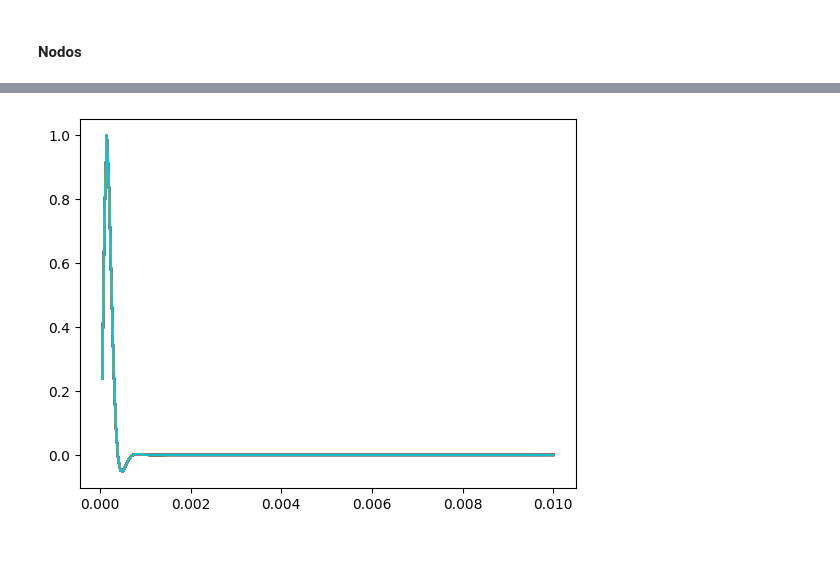
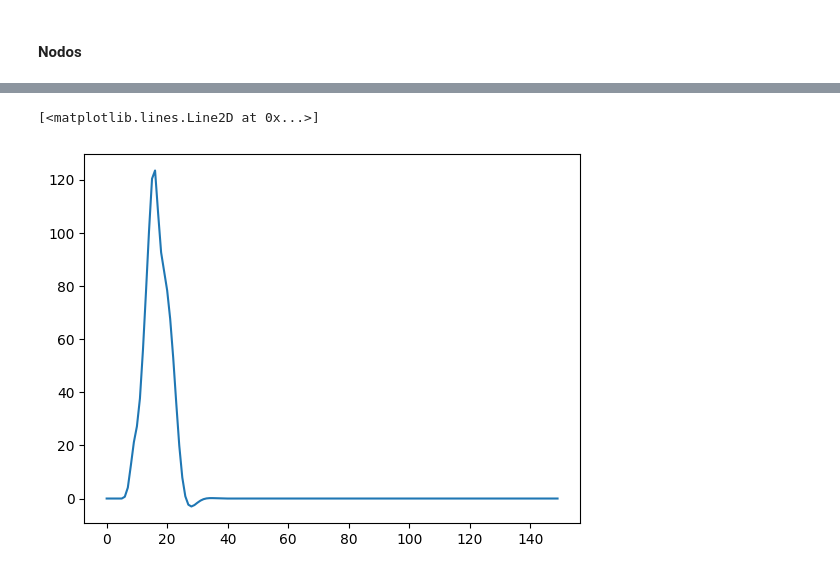
Before and after one commit to rmserra/proyecto-de-graduacion, a Jupyter notebook: modelo_poo.ipynb, the cells around one changed output, grey strips where cells are left out. Drawn from its saved outputs; the diff is of its cells as text; code cells hidden in the pictures.

Commit message:
modifico metodo sfap y creo cap en clase electrodo

```diff
--- a/modelo_poo.ipynb
+++ b/modelo_poo.ipynb
@@ -1208,6 +1251,0 @@ a.dibujar_entorno()
-# %%
-a = Entorno()
-a.crear_nervio(metodo_poblacion = 'uniforme_sin_superposicion',diametro_fibra=5,distancia_nodos=100,longitud=50000,porcentaje_cobertura=50,num_fibras=100)
-a.crear_electrodo(tipo='punto',pos_x = 0,pos_y = -125,pos_z = 25000,zona_influencia=10000,grosor=2000,funcion = funcion_gaussiana)
-a.crear_estimulo(tipo_estimulo='sin_nombre',frec_muestreo=2000,tiempo_estimulo=0.1,lista_tiempo_inicio = [0,0.035],frec_corte = 200,orden_filtro = 2)
-a.graficar_estimulos()
@@ -1216,8 +1252,5 @@ a.graficar_estimulos()
-# %%
-a = Entorno()
-a.crear_nervio(metodo_poblacion = 'uniforme_sin_superposicion',diametro_fibra=5,distancia_nodos=100,longitud=50000,porcentaje_cobertura=50,num_fibras=100)
-a.crear_electrodo(tipo='punto',pos_x = 0,pos_y = -125,pos_z = 25000,zona_influencia=10000,grosor=2000,funcion = funcion_gaussiana)
-a.crear_estimulo(tipo_estimulo='sin_nombre',frec_muestreo=20000,tiempo_estimulo=0.01,lista_tiempo_inicio = [0.3,0.5,0.7],frec_corte = 2000,orden_filtro = 2)
-a.graficar_estimulos()
-# %% [output]
-[figure, removed]
+# %%
+plt.plot(a.electrodos[0].cap)
+# %% [output]
+[<matplotlib.lines.Line2D at 0x...>]
+[figure, added]
```
Also changed, not shown: parts of 25 cells of this notebook, 1 other file.
